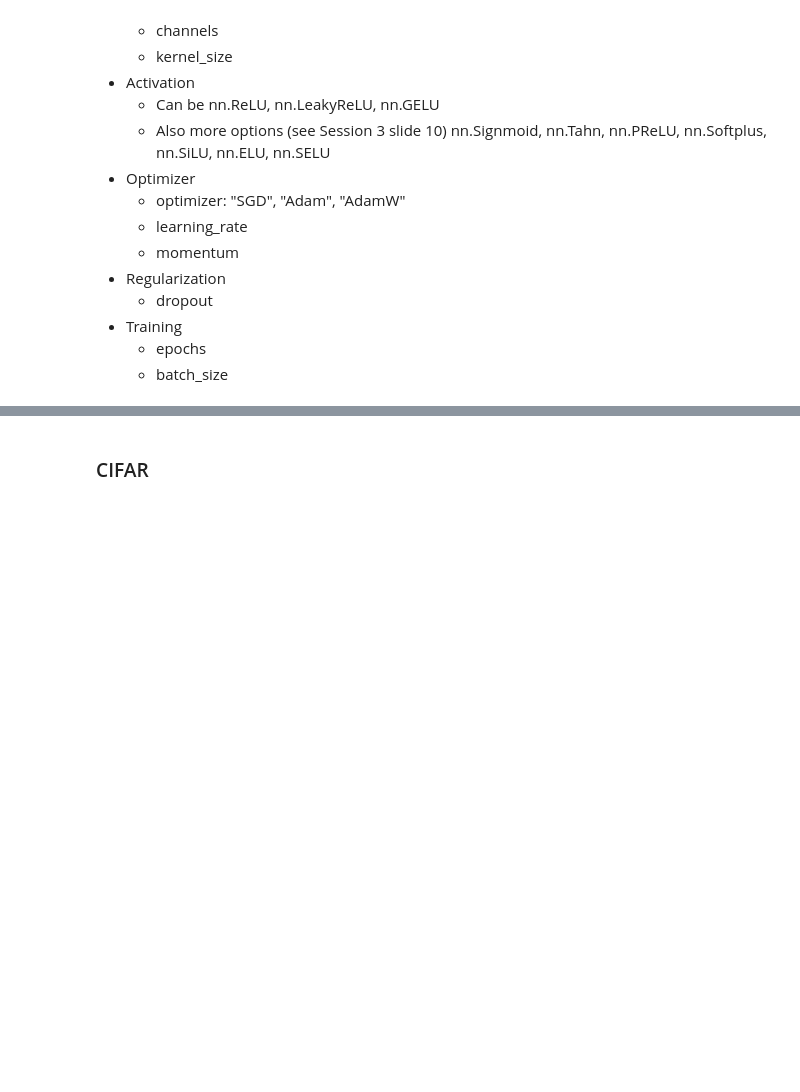
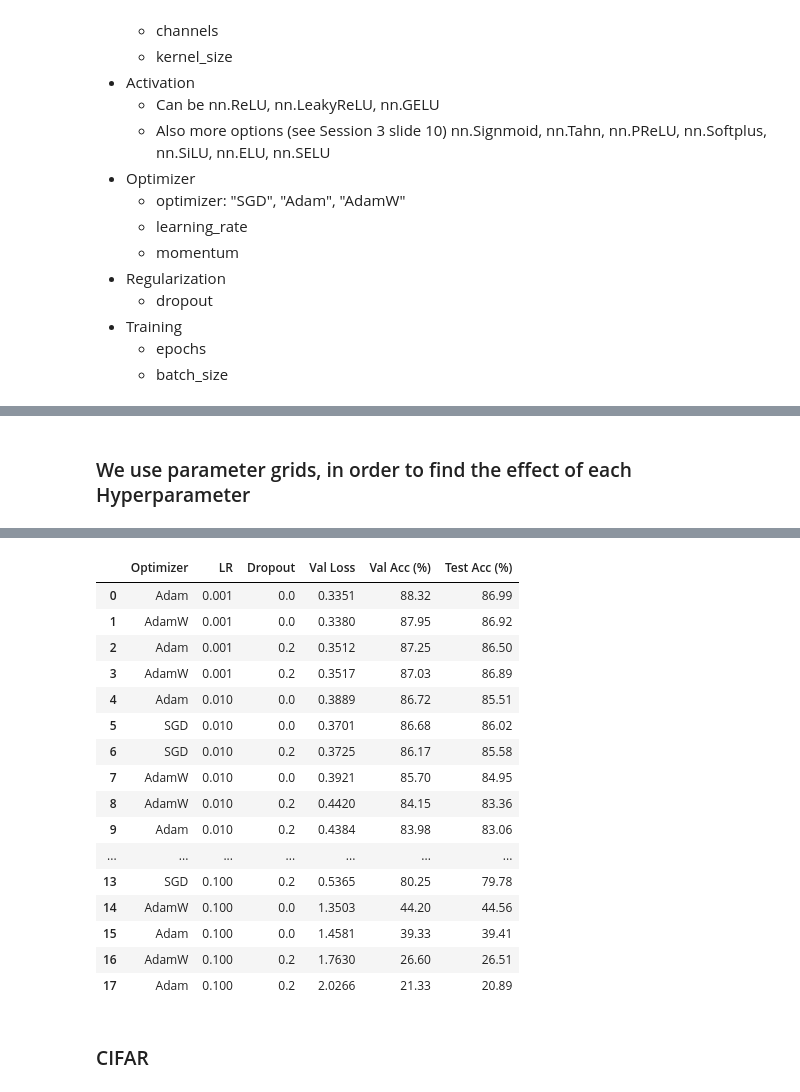
Before and after one commit to AlienaTheGiantDuck/ItDL_assignments, a Jupyter notebook: Assignment_1/Assignment_1.ipynb, the cells around one changed output, grey strips where cells are left out. Drawn from its saved outputs; the diff is of its cells as text; code cells hidden in the pictures; blank space fills up the shorter version.

Commit message:
Added grid parameter check!

```diff
--- a/Assignment_1/Assignment_1.ipynb
+++ b/Assignment_1/Assignment_1.ipynb
@@ -528,0 +532,60 @@ Test Loss: 0.5379 | Test Accuracy: 81.22%
+# %% [markdown]
+### We use parameter grids, in order to find the effect of each Hyperparameter
+# %%
+# 1. Define base parameters that remain constant
+base_params = {
+    "model_type": "MLP",
+    "in_channels": 1,
+    "image_size": 28,
+    "hidden_dims": [128, 64],
+    "activation": nn.ReLU,
+    "initialization": None,
+    "weight_decay": 0.0,
+    "epochs": 5,      # We should keep epochs low during grid search to save time
+    "batch_size": 64
+}
+
+# 2. Define the parameters you want to test
+learning_rates = [0.1, 0.01, 0.001]
+optimizers = ["SGD", "Adam", "AdamW"]
+dropouts = [0.0, 0.2]
+
+experiment_results = []
+
+# 3. Loop through all possible combinations
+
+for lr, opt, drop in itertools.product(learning_rates, optimizers, dropouts):
+    print(f"Testing -> Optimizer: {opt} | LR: {lr} | Dropout: {drop}")
+
+    # Clone base params and inject the current test variables
+    current_params = base_params.copy()
+    current_params["learning_rate"] = lr
+    current_params["optimizer"] = opt
+    current_params["dropout"] = drop
+
+    # Handle the momentum edge case (Adam doesn't use standard momentum)
+    current_params["momentum"] = 0.9 if opt == "SGD" else 0.0
+
+
+    # We set plotting = False to prevent plot generation.
+    model, history, val_loss, val_acc, test_loss, test_acc = run_experiment(
+        current_params,
+        plotting=False
+    )
+
+    # We save the metrics
+    experiment_results.append({
+        "Optimizer": opt,
+        "LR": lr,
+        "Dropout": drop,
+        "Val Loss": round(val_loss, 4),
+        "Val Acc (%)": round(val_acc, 2),
+        "Test Acc (%)": round(test_acc, 2)
+    })
+
+# 4. Display the results neatly
+results_df = pd.DataFrame(experiment_results)
+# Sort by highest validation accuracy
+results_df = results_df.sort_values(by="Val Acc (%)", ascending=False).reset_index(drop=True)
+display(results_df)
+# %% [output]
@@ -529,3 +610,20 @@ Test Loss: 0.5379 | Test Accuracy: 81.22%
+|  | Optimizer | LR | Dropout | Val Loss | Val Acc (%) | Test Acc (%) |
+| 0 | Adam | 0.001 | 0.0 | 0.3351 | 88.32 | 86.99 |
+| 1 | AdamW | 0.001 | 0.0 | 0.3380 | 87.95 | 86.92 |
+| 2 | Adam | 0.001 | 0.2 | 0.3512 | 87.25 | 86.50 |
+| 3 | AdamW | 0.001 | 0.2 | 0.3517 | 87.03 | 86.89 |
+| 4 | Adam | 0.010 | 0.0 | 0.3889 | 86.72 | 85.51 |
+| 5 | SGD | 0.010 | 0.0 | 0.3701 | 86.68 | 86.02 |
+| 6 | SGD | 0.010 | 0.2 | 0.3725 | 86.17 | 85.58 |
+| 7 | AdamW | 0.010 | 0.0 | 0.3921 | 85.70 | 84.95 |
+| 8 | AdamW | 0.010 | 0.2 | 0.4420 | 84.15 | 83.36 |
+| 9 | Adam | 0.010 | 0.2 | 0.4384 | 83.98 | 83.06 |
+| ... | ... | ... | ... | ... | ... | ... |
+| 13 | SGD | 0.100 | 0.2 | 0.5365 | 80.25 | 79.78 |
+| 14 | AdamW | 0.100 | 0.0 | 1.3503 | 44.20 | 44.56 |
+| 15 | Adam | 0.100 | 0.0 | 1.4581 | 39.33 | 39.41 |
+| 16 | AdamW | 0.100 | 0.2 | 1.7630 | 26.60 | 26.51 |
+| 17 | Adam | 0.100 | 0.2 | 2.0266 | 21.33 | 20.89 |
 # %% [markdown]
 ### CIFAR
 # %%
```
Also changed, not shown: parts of 5 cells of this notebook.
